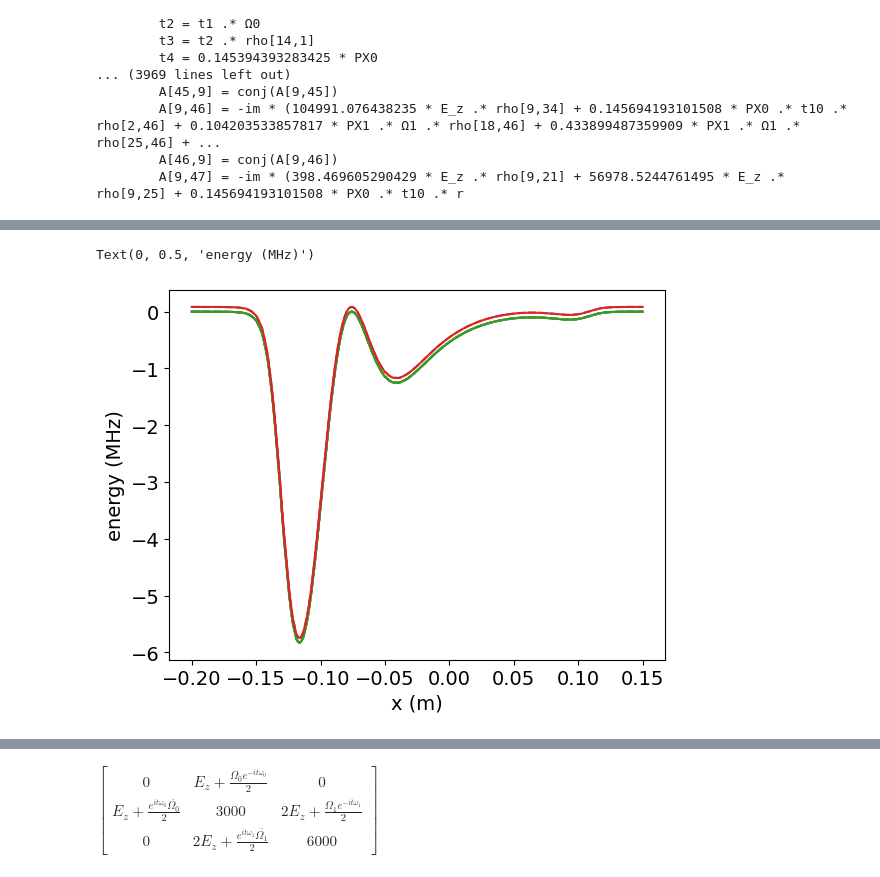
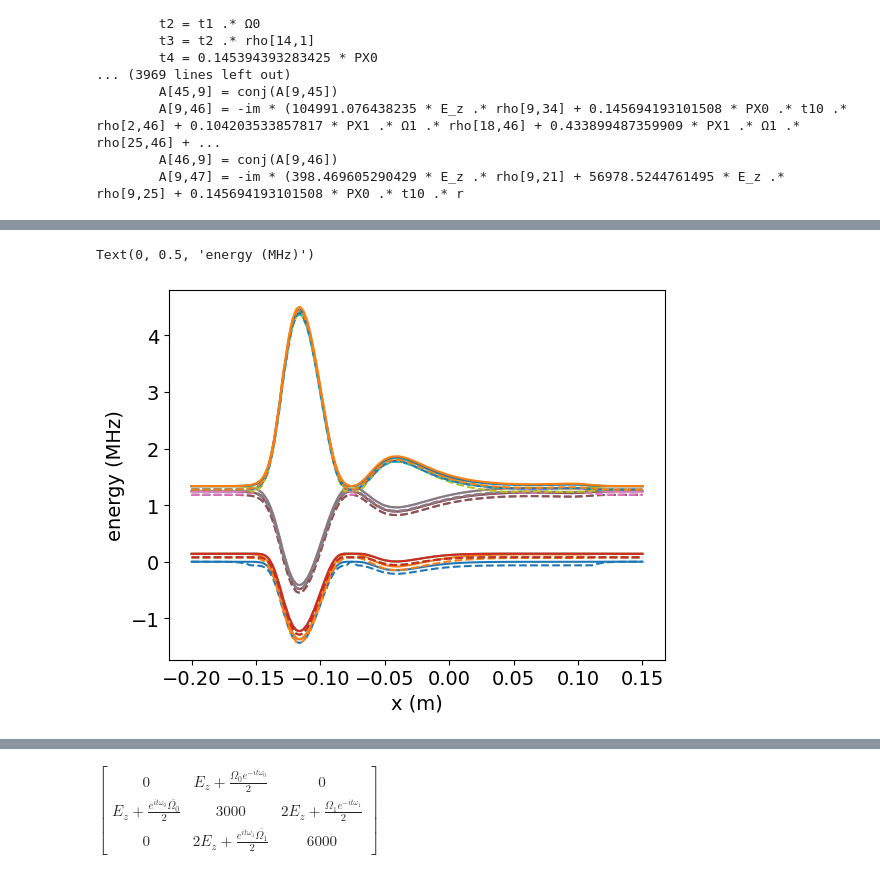
Before and after one commit to ograsdijk/CeNTREX-TlF, a Jupyter notebook: examples/spa paper/generate_hamiltonian.ipynb, the cells around one changed output, grey strips where cells are left out. Cells and saved outputs as stored; diff of their text form; code cells hidden in the pictures.

Commit message:
updates to figuring out time varying fields for Lindblad sims

```diff
--- a/examples/spa paper/generate_hamiltonian.ipynb
+++ b/examples/spa paper/generate_hamiltonian.ipynb
@@ -111,8 +111,8 @@ H0 = np.diag(eigenvals)
 HSz = eigenvecs.conj().T @ (ham_uncoupled.HSz) @ eigenvecs
 
 # filter small values
-# m = np.abs(HSz) < (np.abs(HSz).max() / 1e4)
-# HSz[m] = 0
+m = np.abs(HSz) < (np.abs(HSz).max() / 1e6)
+HSz[m] = 0
 
 # make states and filter
 QN = hamiltonian.matrix_to_states(eigenvecs, list(X_states_uncoupled))
@@ -162,0 +156,31 @@ np.float64(1.055538914740643e-14)
+# %%
+idx_J0 = slice(0, 4)
+idx_J1 = slice(4, 16)
+n0, n1 = 4, 12
+
+N = smp.zeros(16, 16)
+N[idx_J1, idx_J1] = smp.eye(n1)
+
+C_J0J1 = smp.Matrix(
+    coupling_fields[0].fields[0].field[:4, 4:16] * transition_selectors[0].Ω
+)
+
+ω = smp.Symbol("ω", real=True)
+δ = smp.Symbol("δ", real=True)
+t = smp.Symbol("t", real=True)
+C = smp.zeros(16, 16)
+C[idx_J0, idx_J1] = C_J0J1 * smp.exp(smp.I * ω * t) / 2  # your 4×12 numbers
+C[idx_J1, idx_J0] = smp.conjugate(
+    C_J0J1 * smp.exp(smp.I * ω * t) / 2
+).T  # Hermitian adjoint
+
+H_rot = Heff + C
+# for idx in range(idx_J1.start, idx_J1.stop):
+#     H_rot[idx, idx] -= ω
+U = smp.eye(n0 + n1)
+for idx in range(idx_J1.start, idx_J1.stop):
+    U[idx, idx] = smp.exp(-smp.I * ω * t)
+
+H_rot = U.adjoint() @ H_rot @ U + -smp.I * U.adjoint() @ smp.Derivative(U, t).doit()
+H_rot = H_rot.subs({ω: H0[13, 13] - H0[1, 1] + δ})
+H_rot -= smp.eye(16) * H0[1, 1]
@@ -763,5 +858,5 @@ $\displaystyle \left[\begin{matrix}-20891.7959866281 & 0 & 0 & 0 & 0\\0 & -20891
 # %%
-_ham = copy.deepcopy(smp.Matrix(H0) + Hperturb)
+_ham = copy.deepcopy(H_rot)
 for fs in _ham.free_symbols:
     if fs == Ez:
         continue
@@ -781,18 +876,18 @@ $\displaystyle \left[\begin{matrix}- 18.0249763295215 E_{z}^{2} - 20891.79598662
 # %%
 fig, ax = plt.subplots()
-for idv in range(0, 4):
-    (line,) = ax.plot(x, (eigenvalues[:, idv] - eigenvalues[0, 0]) / 1e6)
+for idv in range(4, 16):
+    (line,) = ax.plot(x, (eigenvalues[:, idv] - eigenvalues[0, 4]) / 1e6)
     ax.plot(
         x,
-        (eigenvalues_other[:, idv] - eigenvalues_other[0, 0]) / 1e6,
+        (eigenvalues_other[:, idv] - eigenvalues_other[0, 4]) / 1e6,
         color=line.get_color(),
         ls="--",
     )
 # ax1 = ax.twinx()
 # ax1.plot(x, electric_field(x), color="k", linestyle="--")
 # ax1.set_ylabel("Electric field (V/m)")
 ax.set_xlabel("x (m)")
 ax.set_ylabel("energy (MHz)")
 # %% [output]
 Text(0, 0.5, 'energy (MHz)')
-[figure, old version]
+[figure, new version]
```
Also changed, not shown: parts of 27 cells of this notebook, 3 other files.
